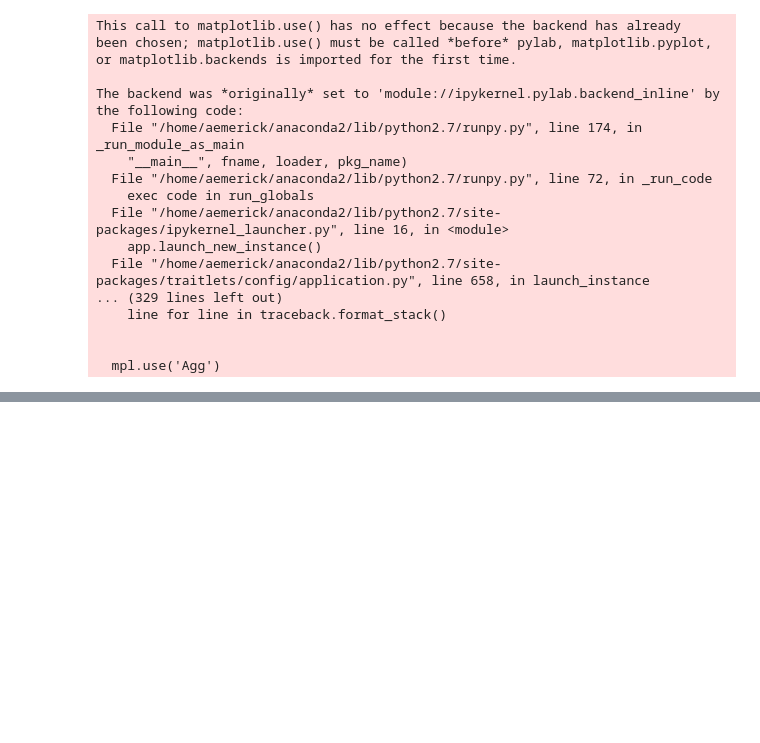
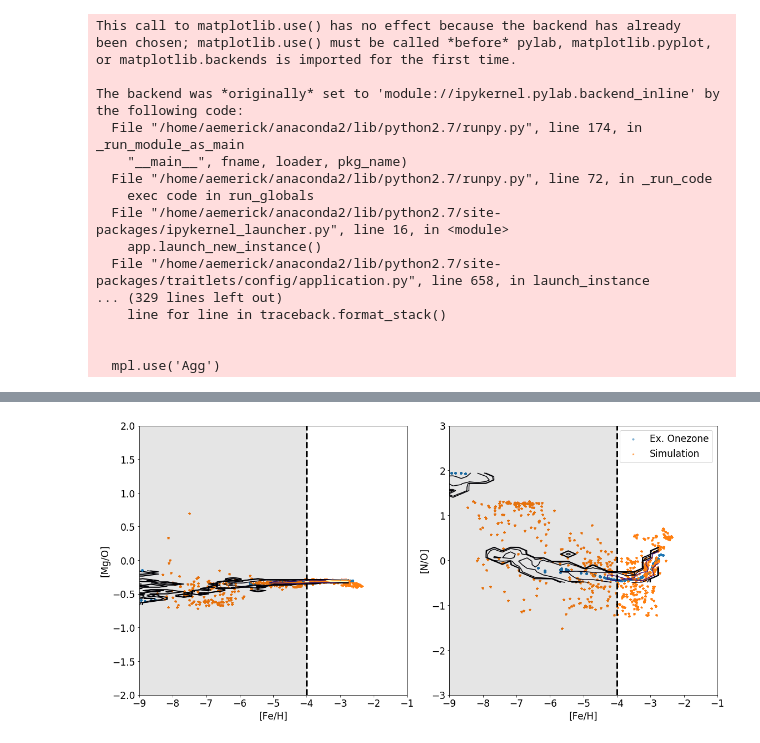
Before and after one commit to aemerick/OneZ, a Jupyter notebook: notebooks/onezone_stars.ipynb, the cells around one changed output, grey strips where cells are left out. Saved outputs shown, nothing was run; the diff lists cells and outputs as text; code cells hidden in the pictures; blank space fills up the shorter version.

```diff
--- a/notebooks/onezone_stars.ipynb
+++ b/notebooks/onezone_stars.ipynb
@@ -107,2 +386,34 @@ for i in np.arange(28):
+# %%
+fig, ax = plt.subplots(1,2)
+fig.set_size_inches(16,8)
+
+
+d = plot_ratios('Fe','H','Mg','O', axis = ax[0])
+d = plot_ratios('Fe','H','N','O', axis = ax[1])
+
+ax[0].set_xlim(-9,-1)
+ax[0].set_ylim(-2,2)
+ax[0].set_xlabel('[Fe/H]')
+ax[0].set_ylabel('[Mg/O]')
+
+ax[1].set_xlim(-9,-1)
+ax[1].set_ylim(-3,3)
+ax[1].set_xlabel('[Fe/H]')
+ax[1].set_ylabel('[N/O]')
+
+ax[1].legend(loc = 'best')
+
+ax[0].plot( [-4,-4], ax[0].get_ylim(),lw = 3, ls = '--', color='black')
+ax[1].plot( [-4,-4], ax[1].get_ylim(),lw = 3, ls = '--',color='black')
+
+ax[0].axvspan(-9,-4, alpha=0.1, color='black')
+ax[1].axvspan(-9,-4, alpha=0.1, color='black')
+
+
+plt.tight_layout()
+
+fig.savefig(workdir + 'MgO_FeH_NO_FeH.png')
+# %% [output]
+[figure, added]
 # %%
 fig, ax = plt.subplots()
```
Also changed, not shown: parts of 12 cells of this notebook.
